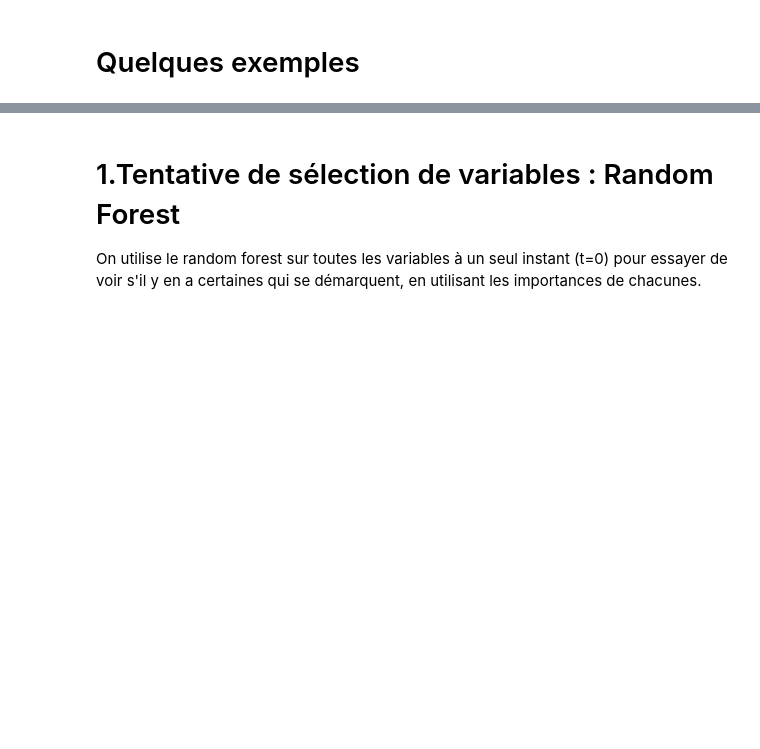
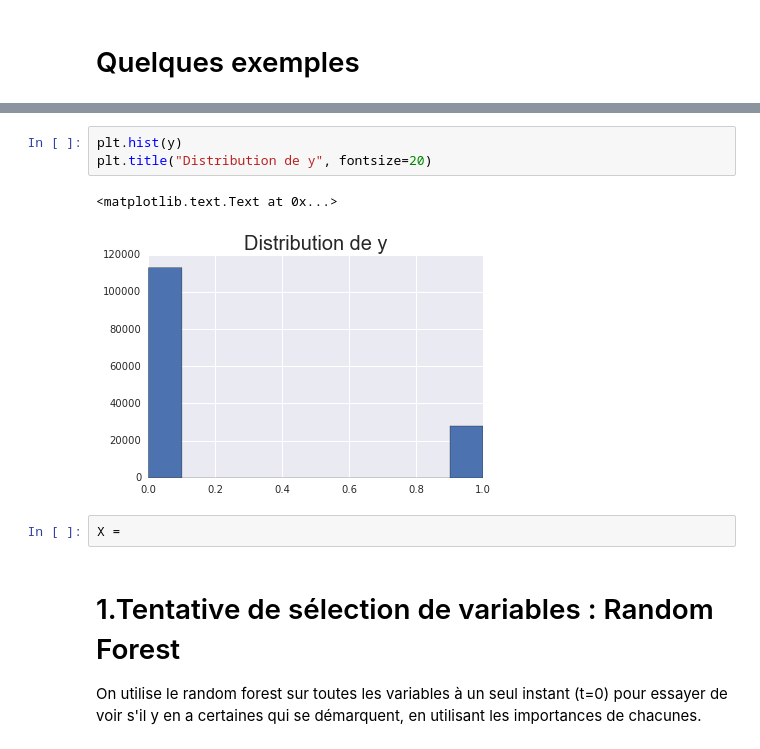
Before and after one commit to imachraoui/Buzz-social-media, a Jupyter notebook: Project-Buzz.ipynb, the cells around one changed output, grey strips where cells are left out. Drawn from its saved outputs; the diff is of its cells as text; blank space fills up the shorter version.

```diff
--- a/Project-Buzz.ipynb
+++ b/Project-Buzz.ipynb
@@ -70,3 +86,11 @@ array([ 0.80294537,  0.81445593,  0.01488889,  0.8108567 ])
+# %%
+plt.hist(y)
+plt.title("Distribution de y", fontsize=20)
+# %% [output]
+<matplotlib.text.Text at 0x...>
+[figure, added]
+# %%
+X =
 # %% [markdown]
 # 1.Tentative de sélection de variables : Random Forest
 On utilise le random forest sur toutes les variables à un seul instant (t=0) pour essayer de voir s'il y en a certaines qui se démarquent, en utilisant les importances de chacunes.
```
Also changed, not shown: parts of 9 cells of this notebook.
